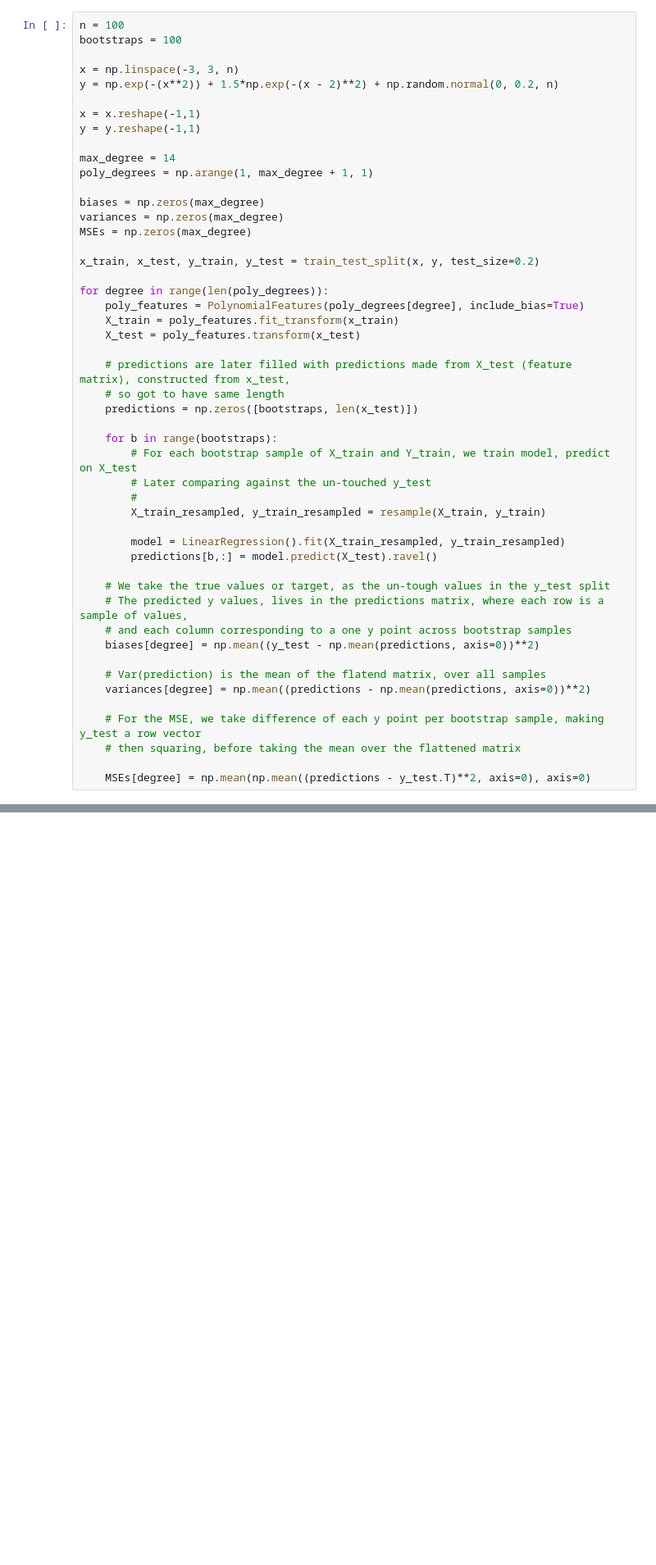
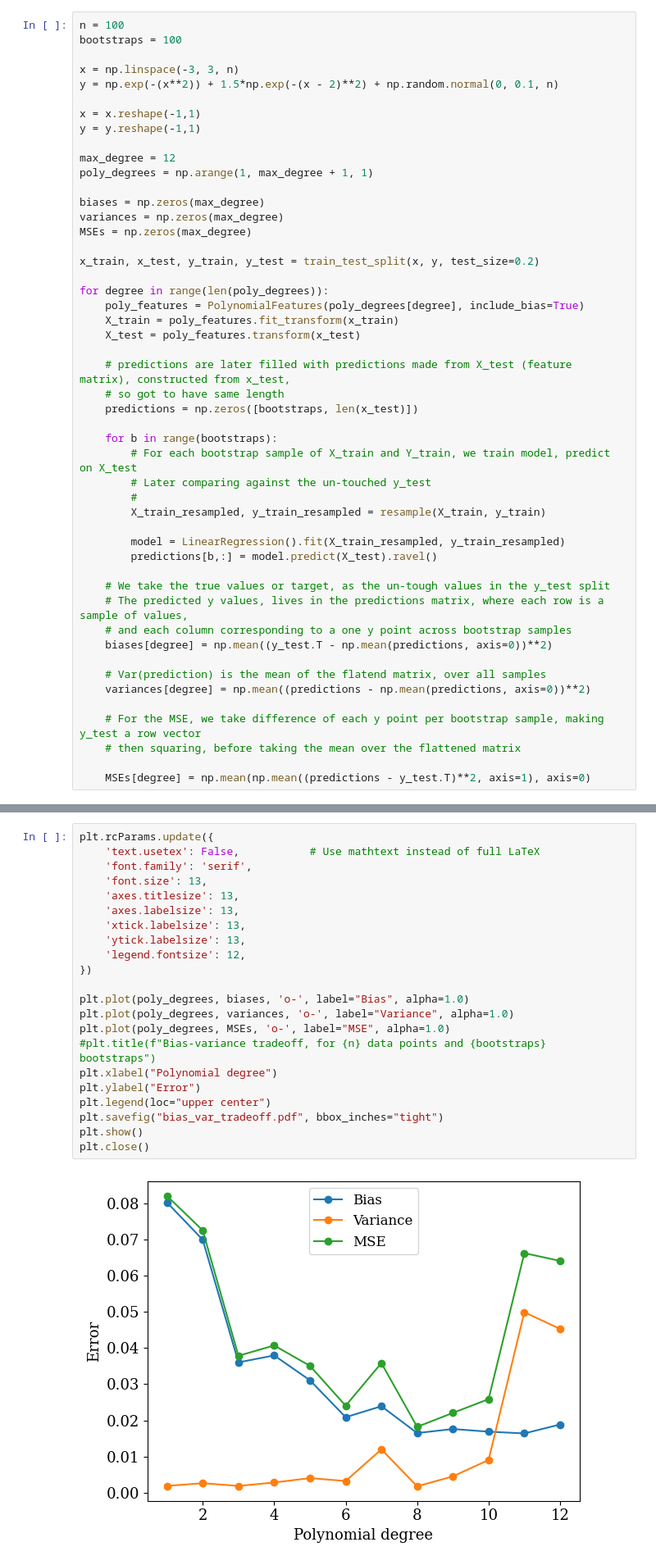
Before and after one commit to johnmagj/FYS-STK4155, a Jupyter notebook: Week38/exercises_week38.ipynb, the cells around one changed output, grey strips where cells are left out. Shown at 82% size. Saved outputs shown, nothing was run; the diff lists cells and outputs as text; blank space fills up the shorter version.

```diff
--- a/Week38/exercises_week38.ipynb
+++ b/Week38/exercises_week38.ipynb
@@ -322,12 +322,12 @@ n = 100
 bootstraps = 100
 
 x = np.linspace(-3, 3, n)
-y = np.exp(-(x**2)) + 1.5*np.exp(-(x - 2)**2) + np.random.normal(0, 0.2, n)
+y = np.exp(-(x**2)) + 1.5*np.exp(-(x - 2)**2) + np.random.normal(0, 0.1, n)
 
 x = x.reshape(-1,1)
 y = y.reshape(-1,1)
 
-max_degree = 14
+max_degree = 12
 poly_degrees = np.arange(1, max_degree + 1, 1)
 
 biases = np.zeros(max_degree)
@@ -357,7 +357,7 @@ for degree in range(len(poly_degrees)):
     # We take the true values or target, as the un-tough values in the y_test split
     # The predicted y values, lives in the predictions matrix, where each row is a sample of values,
     # and each column corresponding to a one y point across bootstrap samples
-    biases[degree] = np.mean((y_test - np.mean(predictions, axis=0))**2)
+    biases[degree] = np.mean((y_test.T - np.mean(predictions, axis=0))**2)
 
     # Var(prediction) is the mean of the flatend matrix, over all samples
     variances[degree] = np.mean((predictions - np.mean(predictions, axis=0))**2)
@@ -365,4 +365,4 @@ for degree in range(len(poly_degrees)):
     # For the MSE, we take difference of each y point per bootstrap sample, making y_test a row vector
     # then squaring, before taking the mean over the flattened matrix
 
-    MSEs[degree] = np.mean(np.mean((predictions - y_test.T)**2, axis=0), axis=0)
+    MSEs[degree] = np.mean(np.mean((predictions - y_test.T)**2, axis=1), axis=0)
@@ -380,3 +369,27 @@ plt.close()
+# %%
+plt.rcParams.update({
+    'text.usetex': False,           # Use mathtext instead of full LaTeX
+    'font.family': 'serif',
+    'font.size': 13,
+    'axes.titlesize': 13,
+    'axes.labelsize': 13,
+    'xtick.labelsize': 13,
+    'ytick.labelsize': 13,
+    'legend.fontsize': 12,
+})
+
+plt.plot(poly_degrees, biases, 'o-', label="Bias", alpha=1.0)
+plt.plot(poly_degrees, variances, 'o-', label="Variance", alpha=1.0)
+plt.plot(poly_degrees, MSEs, 'o-', label="MSE", alpha=1.0)
+#plt.title(f"Bias-variance tradeoff, for {n} data points and {bootstraps} bootstraps")
+plt.xlabel("Polynomial degree")
+plt.ylabel("Error")
+plt.legend(loc="upper center")
+plt.savefig("bias_var_tradeoff.pdf", bbox_inches="tight")
+plt.show()
+plt.close()
+# %% [output]
+[figure, added]
 # %% [markdown]
 **e)** Discuss the bias-variance trade-off as function of your model complexity (the degree of the polynomial).
 # %% [markdown]
```
Also changed, not shown: parts of 2 cells of this notebook.
